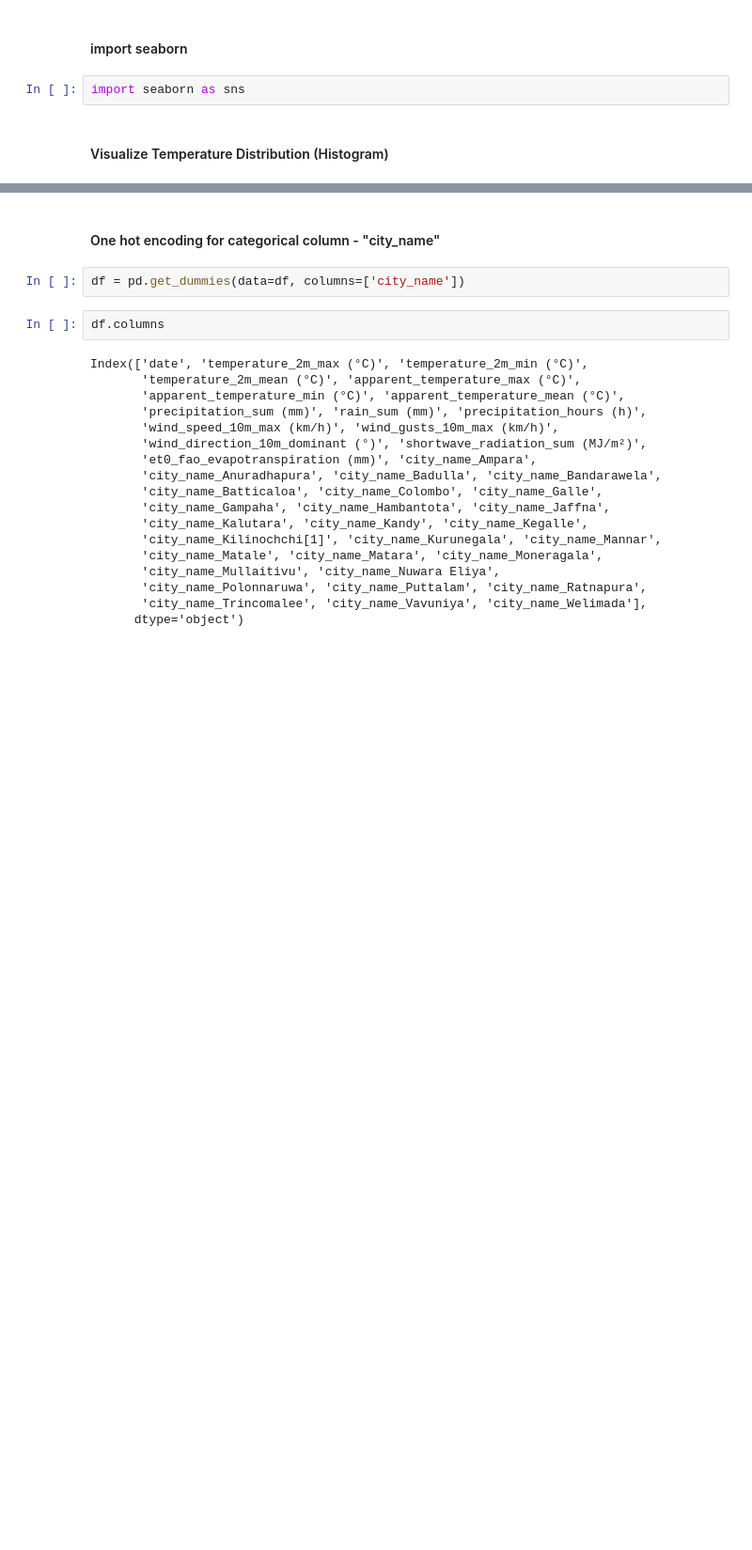
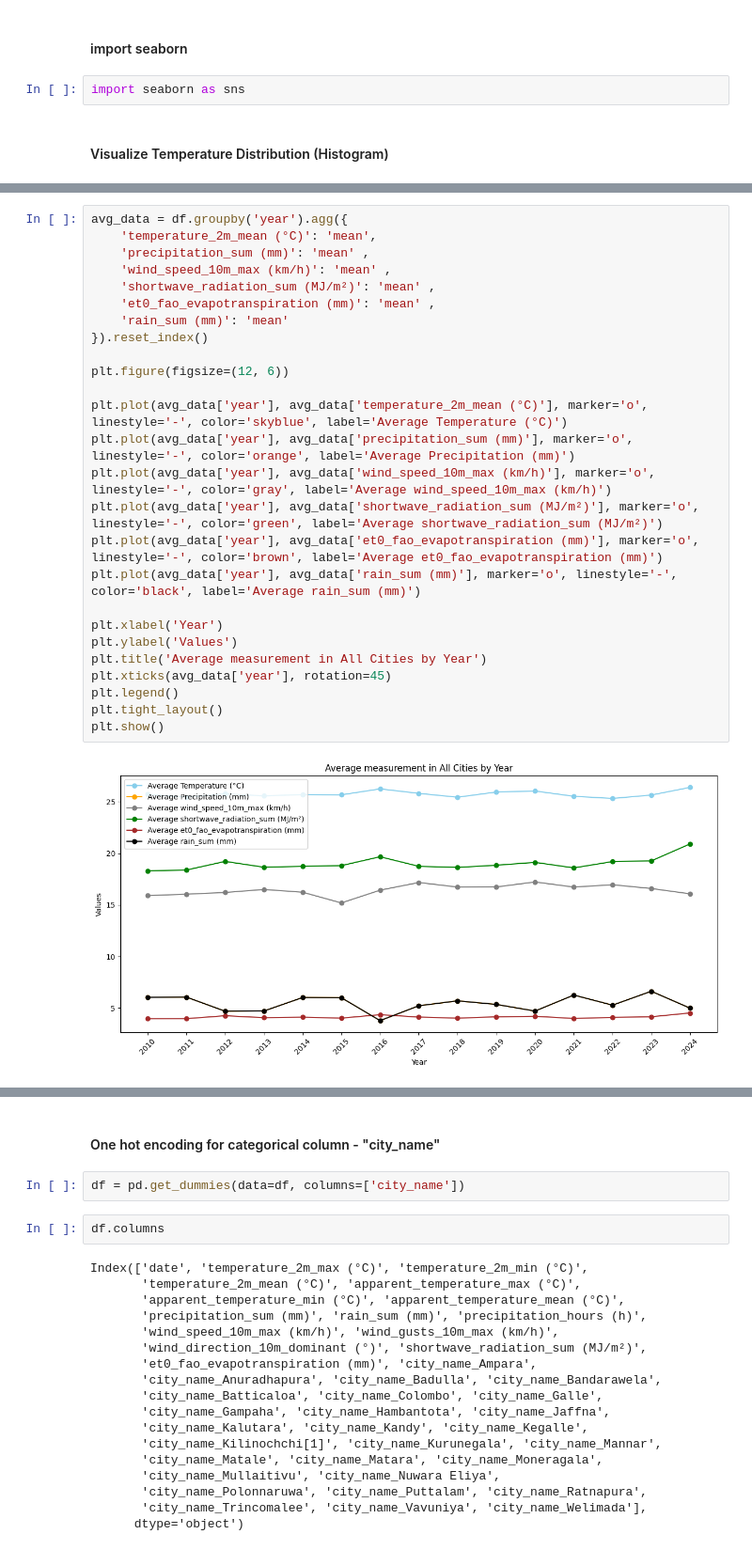
Before and after one commit to IT21271182/Deep-Learning-Project, a Jupyter notebook: IT21252990.ipynb, the cells around one changed output, grey strips where cells are left out. Shown at 94% size. Drawn from its saved outputs; the diff is of its cells as text; blank space fills up the shorter version.

```diff
--- a/IT21252990.ipynb
+++ b/IT21252990.ipynb
@@ -230,0 +279,28 @@ plt.show()
+# %%
+avg_data = df.groupby('year').agg({
+    'temperature_2m_mean (°C)': 'mean',
+    'precipitation_sum (mm)': 'mean' ,
+    'wind_speed_10m_max (km/h)': 'mean' ,
+    'shortwave_radiation_sum (MJ/m²)': 'mean' ,
+    'et0_fao_evapotranspiration (mm)': 'mean' ,
+    'rain_sum (mm)': 'mean'
+}).reset_index()
+
+plt.figure(figsize=(12, 6))
+
+plt.plot(avg_data['year'], avg_data['temperature_2m_mean (°C)'], marker='o', linestyle='-', color='skyblue', label='Average Temperature (°C)')
+plt.plot(avg_data['year'], avg_data['precipitation_sum (mm)'], marker='o', linestyle='-', color='orange', label='Average Precipitation (mm)')
+plt.plot(avg_data['year'], avg_data['wind_speed_10m_max (km/h)'], marker='o', linestyle='-', color='gray', label='Average wind_speed_10m_max (km/h)')
+plt.plot(avg_data['year'], avg_data['shortwave_radiation_sum (MJ/m²)'], marker='o', linestyle='-', color='green', label='Average shortwave_radiation_sum (MJ/m²)')
+plt.plot(avg_data['year'], avg_data['et0_fao_evapotranspiration (mm)'], marker='o', linestyle='-', color='brown', label='Average et0_fao_evapotranspiration (mm)')
+plt.plot(avg_data['year'], avg_data['rain_sum (mm)'], marker='o', linestyle='-', color='black', label='Average rain_sum (mm)')
+
+plt.xlabel('Year')
+plt.ylabel('Values')
+plt.title('Average measurement in All Cities by Year')
+plt.xticks(avg_data['year'], rotation=45)
+plt.legend()
+plt.tight_layout()
+plt.show()
+# %% [output]
+[figure, added]
```
Also changed, not shown: parts of 15 cells of this notebook.
